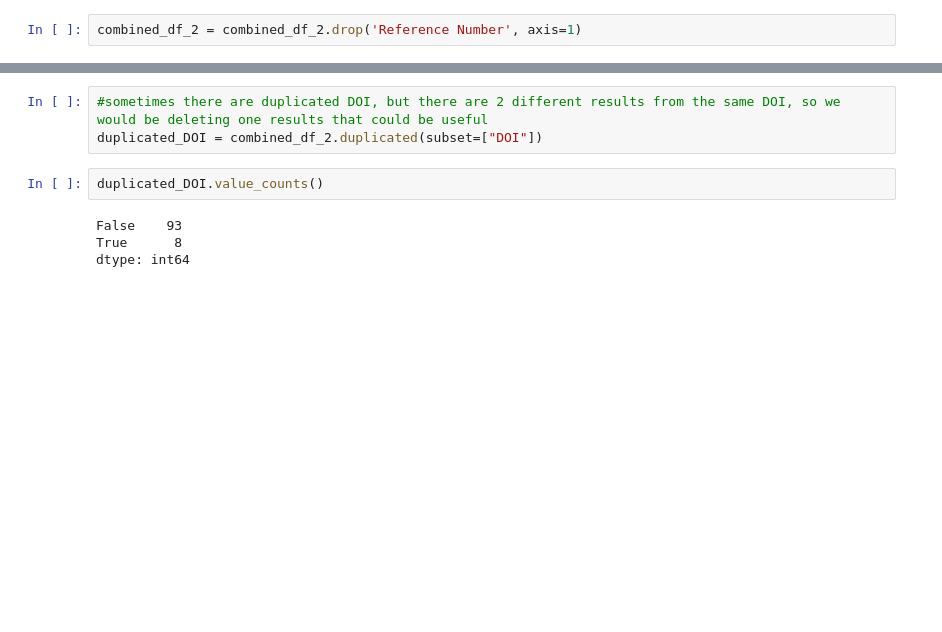
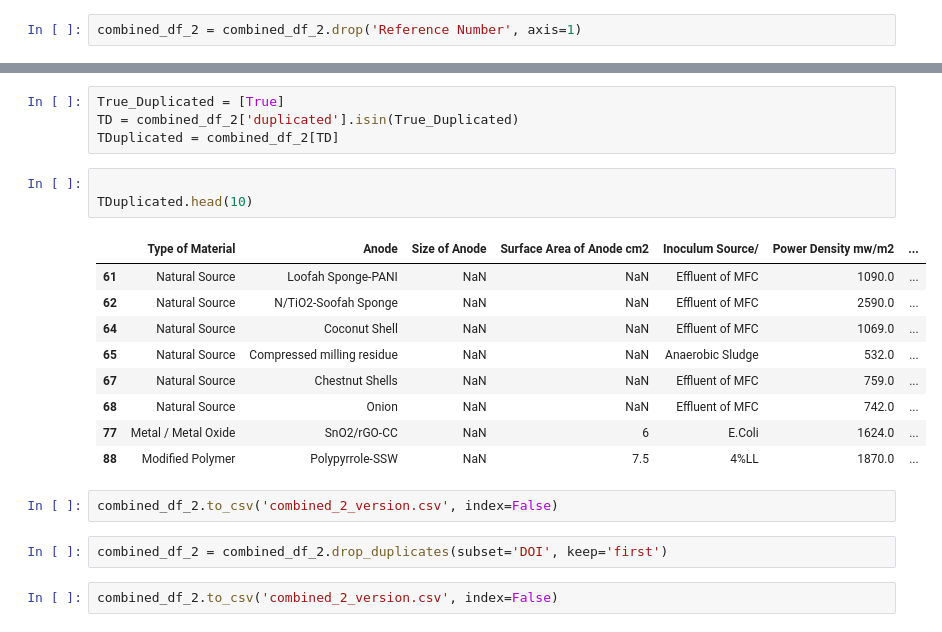
Before and after one commit to pedrohrosabraun/MFC-and-references, a Jupyter notebook: Walkthrough.ipynb, the cells around one changed output, grey strips where cells are left out. Drawn from its saved outputs; the diff is of its cells as text; blank space fills up the shorter version.

```diff
--- a/Walkthrough.ipynb
+++ b/Walkthrough.ipynb
@@ -282,12 +307,26 @@ combined_df_2.head()
 | 2 | Carbon-based | Graphite Rod and Carbon Cloth | NaN | NaN | Domestic wastewater | 1200.000 | ... |
 | 3 | Carbon-based | Graphite Felt | NaN | NaN | Domestic wastewater | 149.000 | ... |
 | 4 | Carbon-based | Graphite Felt | NaN | NaN | Domestic wastewater | 3.226 | ... |
-# %%
-#sometimes there are duplicated DOI, but there are 2 different results from the same DOI, so we would be deleting one results that could be useful
-duplicated_DOI = combined_df_2.duplicated(subset=["DOI"])
-# %%
-duplicated_DOI.value_counts()
-# %% [output]
-False    93
-True      8
-dtype: int64
+# %%
+True_Duplicated = [True]
+TD = combined_df_2['duplicated'].isin(True_Duplicated)
+TDuplicated = combined_df_2[TD]
+# %%
+
+TDuplicated.head(10)
+# %% [output]
+|  | Type of Material | Anode | Size of Anode | Surface Area of Anode cm2 | Inoculum Source/ | Power Density mw/m2 | ... |
+| 61 | Natural Source | Loofah Sponge-PANI | NaN | NaN | Effluent of MFC | 1090.0 | ... |
+| 62 | Natural Source | N/TiO2-Soofah Sponge | NaN | NaN | Effluent of MFC | 2590.0 | ... |
+| 64 | Natural Source | Coconut Shell | NaN | NaN | Effluent of MFC | 1069.0 | ... |
+| 65 | Natural Source | Compressed milling residue | NaN | NaN | Anaerobic Sludge | 532.0 | ... |
+| 67 | Natural Source | Chestnut Shells | NaN | NaN | Effluent of MFC | 759.0 | ... |
+| 68 | Natural Source | Onion | NaN | NaN | Effluent of MFC | 742.0 | ... |
+| 77 | Metal / Metal Oxide | SnO2/rGO-CC | NaN | 6 | E.Coli | 1624.0 | ... |
+| 88 | Modified Polymer | Polypyrrole-SSW | NaN | 7.5 | 4%LL | 1870.0 | ... |
+# %%
+combined_df_2.to_csv('combined_2_version.csv', index=False)
+# %%
+combined_df_2 = combined_df_2.drop_duplicates(subset='DOI', keep='first')
+# %%
+combined_df_2.to_csv('combined_2_version.csv', index=False)
```
Also changed, not shown: parts of 4 cells of this notebook, 1 other file.
